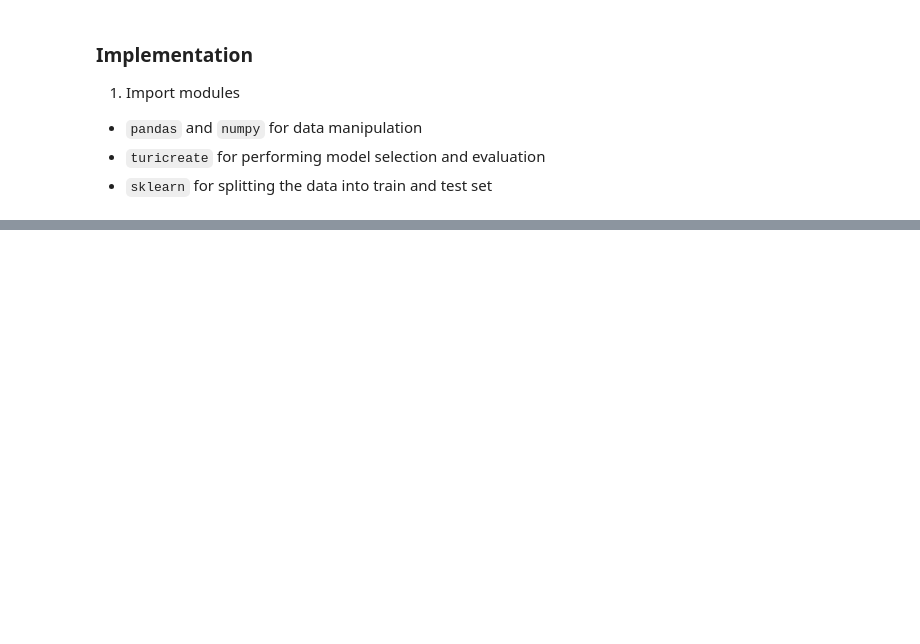
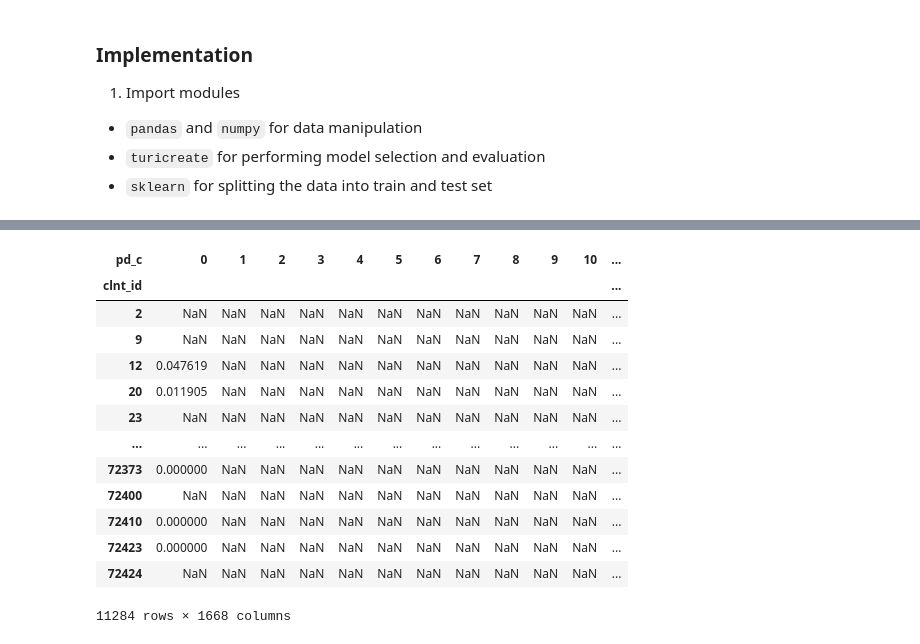
Before and after one commit to hojisu/recommendation-project, a Jupyter notebook: EDA-4.ipynb, the cells around one changed output, grey strips where cells are left out. Saved outputs shown, nothing was run; the diff lists cells and outputs as text; code cells hidden in the pictures; blank space fills up the shorter version.

```diff
--- a/EDA-4.ipynb
+++ b/EDA-4.ipynb
@@ -42,0 +116,19 @@ from sklearn.model_selection import train_test_split
+# %%
+df_matrix_norm = (df_matrix-df_matrix.min())/(df_matrix.max()-df_matrix.min())
+# %%
+df_matrix_norm
+# %% [output]
+| pd_c | 0 | 1 | 2 | 3 | 4 | 5 | 6 | 7 | 8 | 9 | 10 | ... |
+| clnt_id |  |  |  |  |  |  |  |  |  |  |  | ... |
+| 2 | NaN | NaN | NaN | NaN | NaN | NaN | NaN | NaN | NaN | NaN | NaN | ... |
+| 9 | NaN | NaN | NaN | NaN | NaN | NaN | NaN | NaN | NaN | NaN | NaN | ... |
+| 12 | 0.047619 | NaN | NaN | NaN | NaN | NaN | NaN | NaN | NaN | NaN | NaN | ... |
+| 20 | 0.011905 | NaN | NaN | NaN | NaN | NaN | NaN | NaN | NaN | NaN | NaN | ... |
+| 23 | NaN | NaN | NaN | NaN | NaN | NaN | NaN | NaN | NaN | NaN | NaN | ... |
+| ... | ... | ... | ... | ... | ... | ... | ... | ... | ... | ... | ... | ... |
+| 72373 | 0.000000 | NaN | NaN | NaN | NaN | NaN | NaN | NaN | NaN | NaN | NaN | ... |
+| 72400 | NaN | NaN | NaN | NaN | NaN | NaN | NaN | NaN | NaN | NaN | NaN | ... |
+| 72410 | 0.000000 | NaN | NaN | NaN | NaN | NaN | NaN | NaN | NaN | NaN | NaN | ... |
+| 72423 | 0.000000 | NaN | NaN | NaN | NaN | NaN | NaN | NaN | NaN | NaN | NaN | ... |
+| 72424 | NaN | NaN | NaN | NaN | NaN | NaN | NaN | NaN | NaN | NaN | NaN | ... |
+11284 rows × 1668 columns
```
Also changed, not shown: parts of 23 cells of this notebook, 2 other files.
